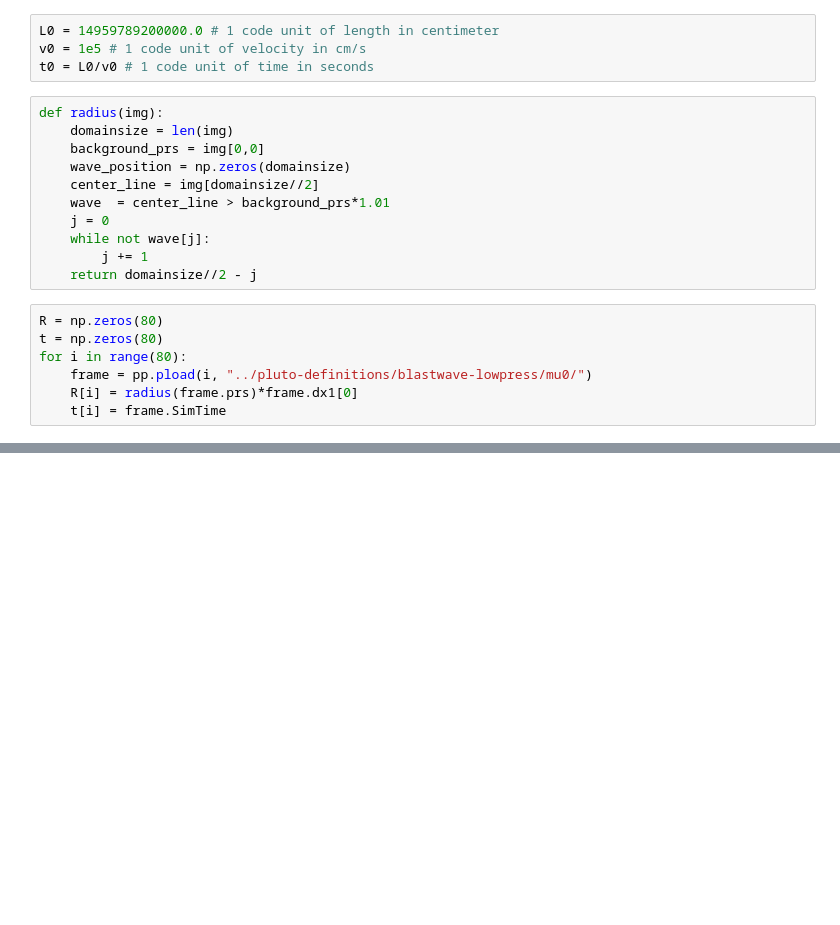
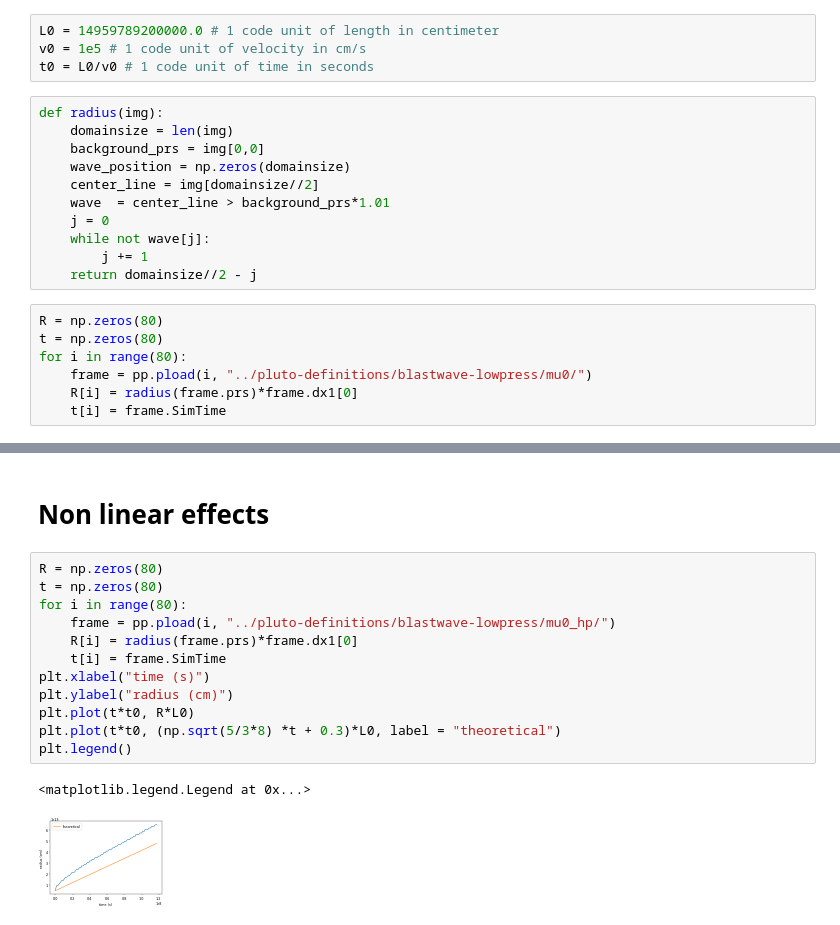
Before and after one commit to MichaelMaex/eindproject-2, a Jupyter notebook: notebooks/Blastwavelowpress.ipynb, the cells around one changed output, grey strips where cells are left out. Drawn from its saved outputs; the diff is of its cells as text; blank space fills up the shorter version.

Commit message:
add subsection on nonlinear effects

```diff
--- a/notebooks/Blastwavelowpress.ipynb
+++ b/notebooks/Blastwavelowpress.ipynb
@@ -48,0 +50,17 @@ plt.imshow(frame.prs)
+# %% [markdown]
+# Non linear effects
+# %%
+R = np.zeros(80)
+t = np.zeros(80)
+for i in range(80):
+    frame = pp.pload(i, "../pluto-definitions/blastwave-lowpress/mu0_hp/")
+    R[i] = radius(frame.prs)*frame.dx1[0]
+    t[i] = frame.SimTime
+plt.xlabel("time (s)")
+plt.ylabel("radius (cm)")
+plt.plot(t*t0, R*L0)
+plt.plot(t*t0, (np.sqrt(5/3*8) *t + 0.3)*L0, label = "theoretical")
+plt.legend()
+# %% [output]
+<matplotlib.legend.Legend at 0x...>
+[figure, added]
```
Also changed, not shown: parts of 2 cells of this notebook, 3 other files.
